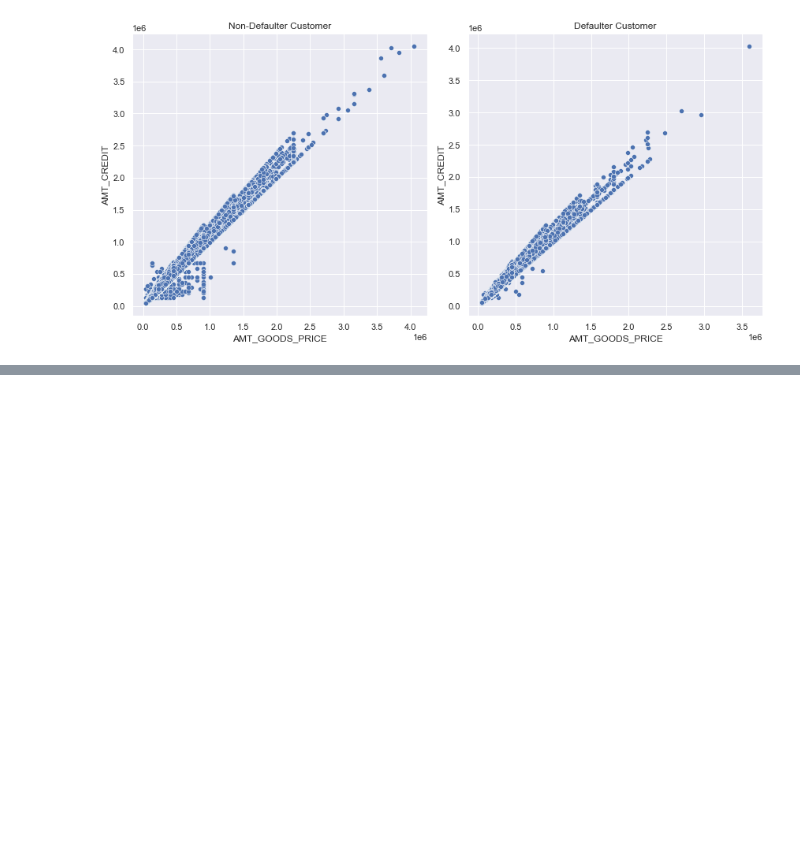
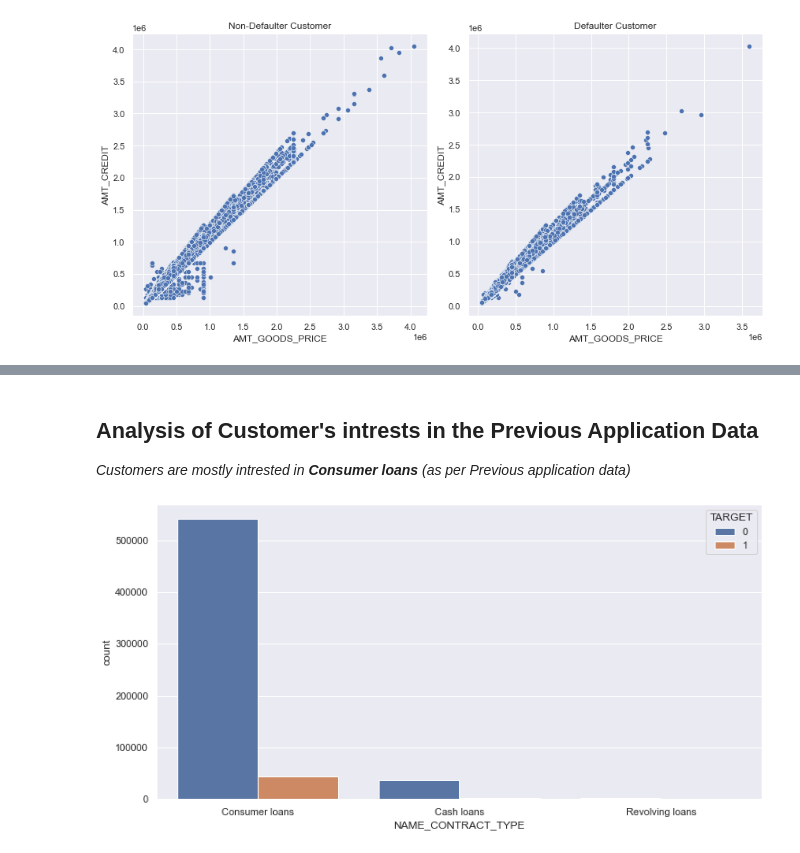
Before and after one commit to vivekkum-ar/Credit-appraisal-Banking-EDA, a Jupyter notebook: Bank Credit Appraisal EDA.ipynb, the cells around one changed output, grey strips where cells are left out. Saved outputs shown, nothing was run; the diff lists cells and outputs as text; code cells hidden in the pictures; blank space fills up the shorter version.

Commit message:
Analysis on Customer's Previous Records

```diff
--- a/Bank Credit Appraisal EDA.ipynb
+++ b/Bank Credit Appraisal EDA.ipynb
@@ -972,0 +1022,9 @@ plt.show()
+# %% [markdown]
+<h2>Analysis of Customer's intrests in the Previous Application Data</h2>
+<i>Customers are mostly intrested in <b>Consumer loans</b> (as per Previous application data)</i>
+# %%
+plt.figure(figsize=(12,6))
+sns.countplot(df_merged.NAME_CONTRACT_TYPE, hue=df_merged.TARGET)
+plt.show()
+# %% [output]
+[figure, added]
```
Also changed, not shown: parts of 21 cells of this notebook, 1 other file.
